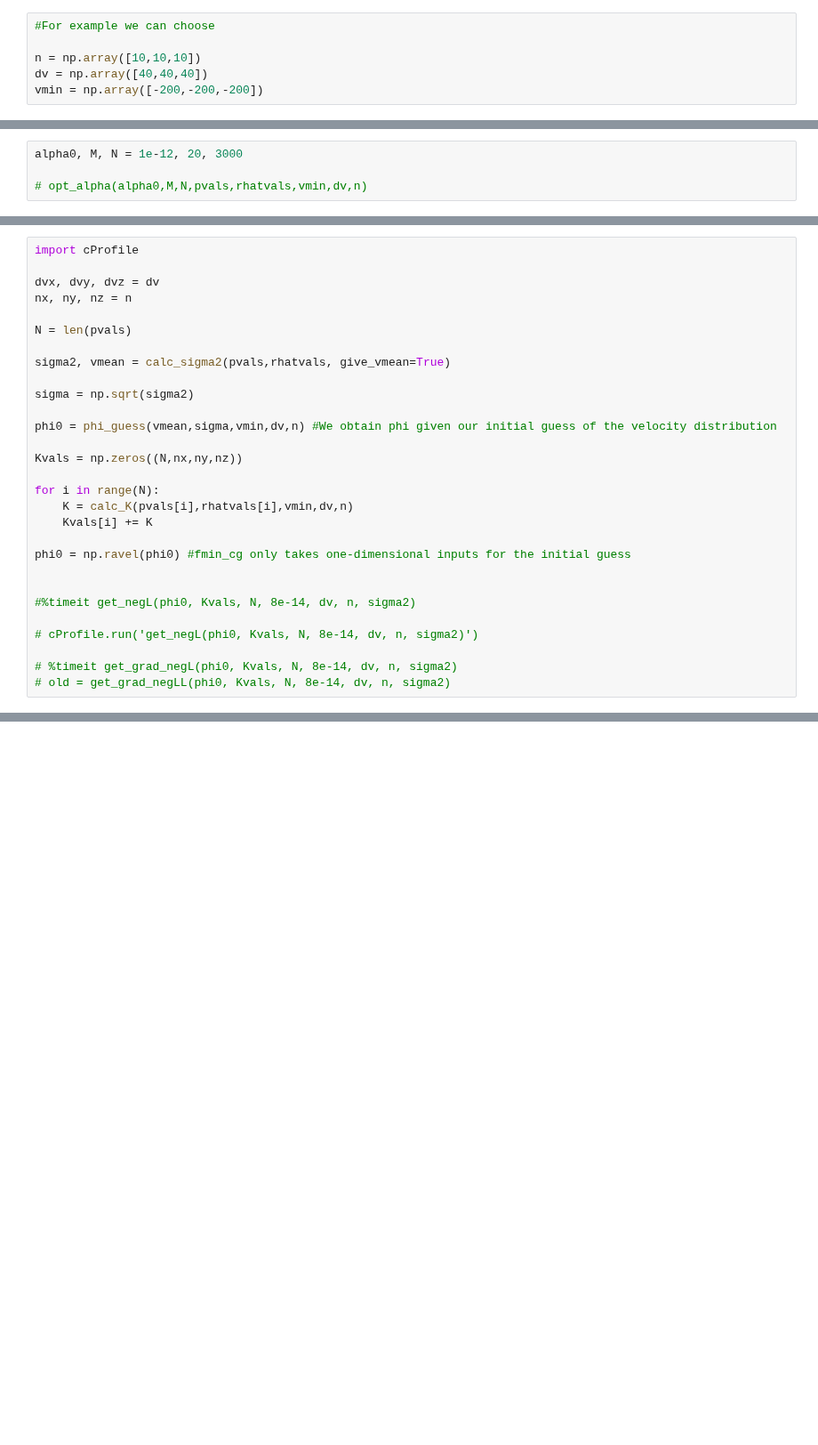
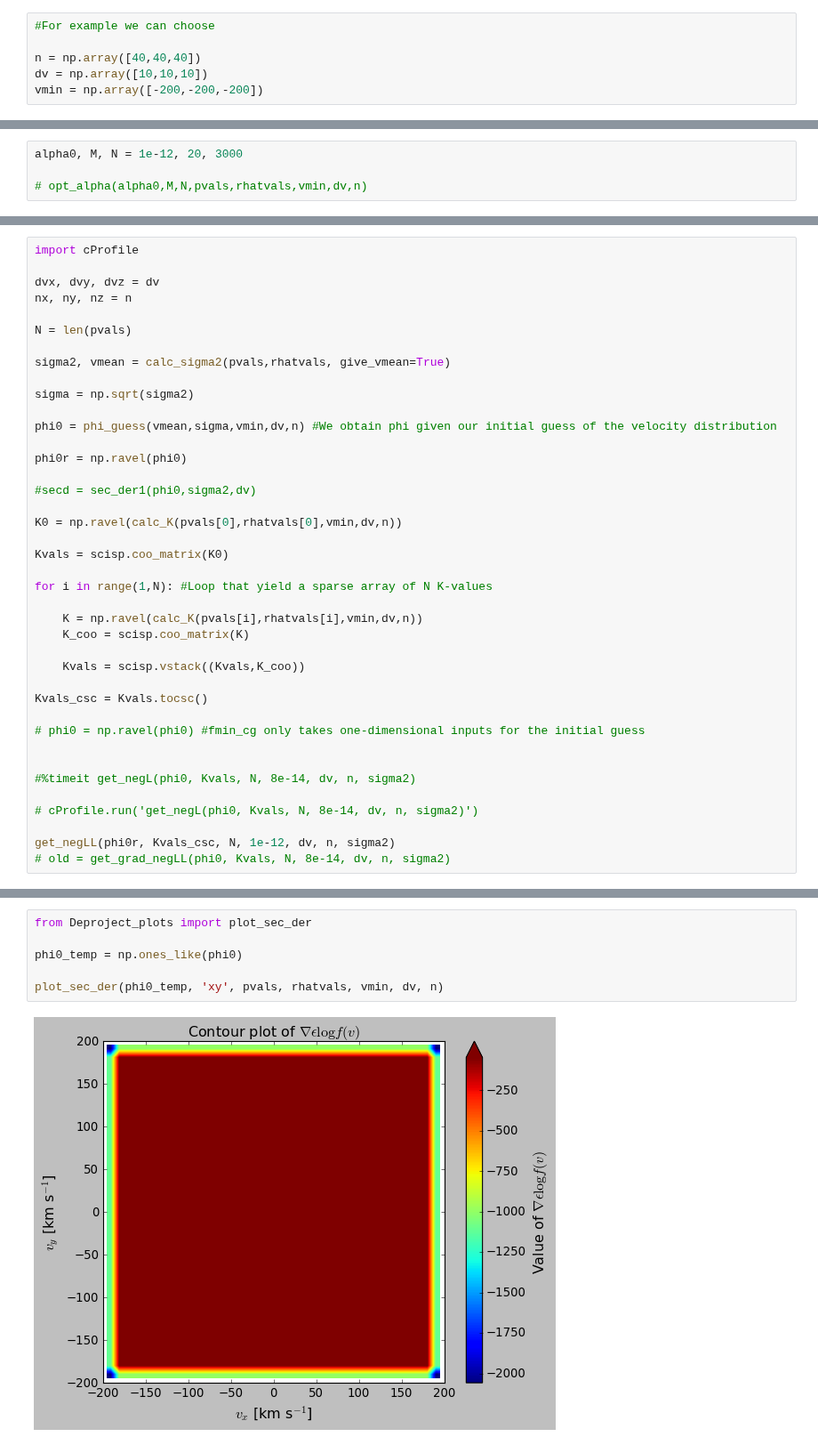
Before and after one commit to PaulMcMillan-Astro/DeprojectionProject, a Jupyter notebook: InitialDeprojectionNotebook.ipynb, the cells around one changed output, grey strips where cells are left out. Shown at 89% size. Saved outputs shown, nothing was run; the diff lists cells and outputs as text; blank space fills up the shorter version.

Commit message:
Some additional fixes for plotting functions

```diff
--- a/InitialDeprojectionNotebook.ipynb
+++ b/InitialDeprojectionNotebook.ipynb
@@ -119,8 +119,8 @@ Hence we get a box that covers the ranges $v_i \in [v_{i,min},v_{i,min}+n_i d_{v
 # %%
 #For example we can choose
 
-n = np.array([10,10,10])
-dv = np.array([40,40,40])
+n = np.array([40,40,40])
+dv = np.array([10,10,10])
 vmin = np.array([-200,-200,-200])
 # %% [markdown]
 ## Computing the log-likelihood $\tilde{\mathcal L}$
@@ -450,19 +493,30 @@ sigma = np.sqrt(sigma2)
 
 phi0 = phi_guess(vmean,sigma,vmin,dv,n) #We obtain phi given our initial guess of the velocity distribution
 
-Kvals = np.zeros((N,nx,ny,nz))
+phi0r = np.ravel(phi0)
 
-for i in range(N):
-    K = calc_K(pvals[i],rhatvals[i],vmin,dv,n)
-    Kvals[i] += K
+#secd = sec_der1(phi0,sigma2,dv)
 
-phi0 = np.ravel(phi0) #fmin_cg only takes one-dimensional inputs for the initial guess
+K0 = np.ravel(calc_K(pvals[0],rhatvals[0],vmin,dv,n))
+
+Kvals = scisp.coo_matrix(K0)
+
+for i in range(1,N): #Loop that yield a sparse array of N K-values
+
+    K = np.ravel(calc_K(pvals[i],rhatvals[i],vmin,dv,n))
+    K_coo = scisp.coo_matrix(K)
+
+    Kvals = scisp.vstack((Kvals,K_coo))
+
+Kvals_csc = Kvals.tocsc()
+
+# phi0 = np.ravel(phi0) #fmin_cg only takes one-dimensional inputs for the initial guess
 
 
 #%timeit get_negL(phi0, Kvals, N, 8e-14, dv, n, sigma2)
 
 # cProfile.run('get_negL(phi0, Kvals, N, 8e-14, dv, n, sigma2)')
 
-# %timeit get_grad_negL(phi0, Kvals, N, 8e-14, dv, n, sigma2)
+get_negLL(phi0r, Kvals_csc, N, 1e-12, dv, n, sigma2)
 # old = get_grad_negLL(phi0, Kvals, N, 8e-14, dv, n, sigma2)
 # %% [output]
@@ -491,0 +524,8 @@ xcoo.tocsc()
+# %%
+from Deproject_plots import plot_sec_der
+
+phi0_temp = np.ones_like(phi0)
+
+plot_sec_der(phi0_temp, 'xy', pvals, rhatvals, vmin, dv, n)
+# %% [output]
+[figure, added]
```
Also changed, not shown: parts of 6 cells of this notebook, 2 other files.
